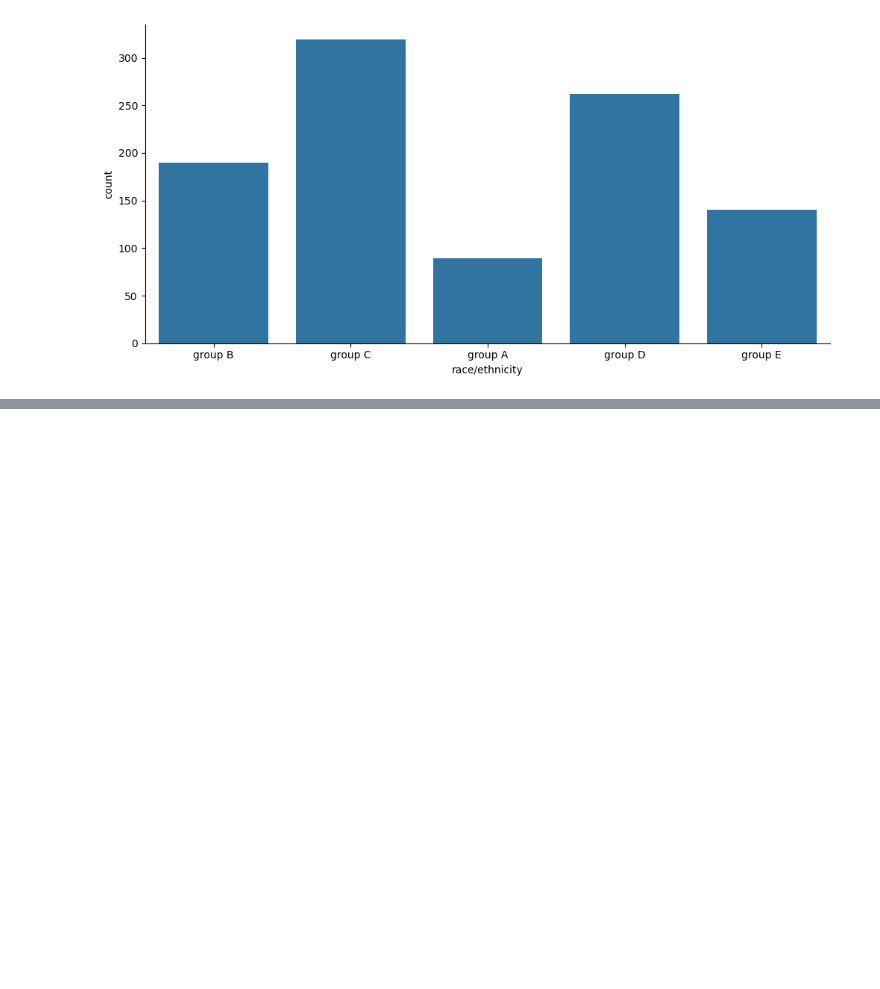
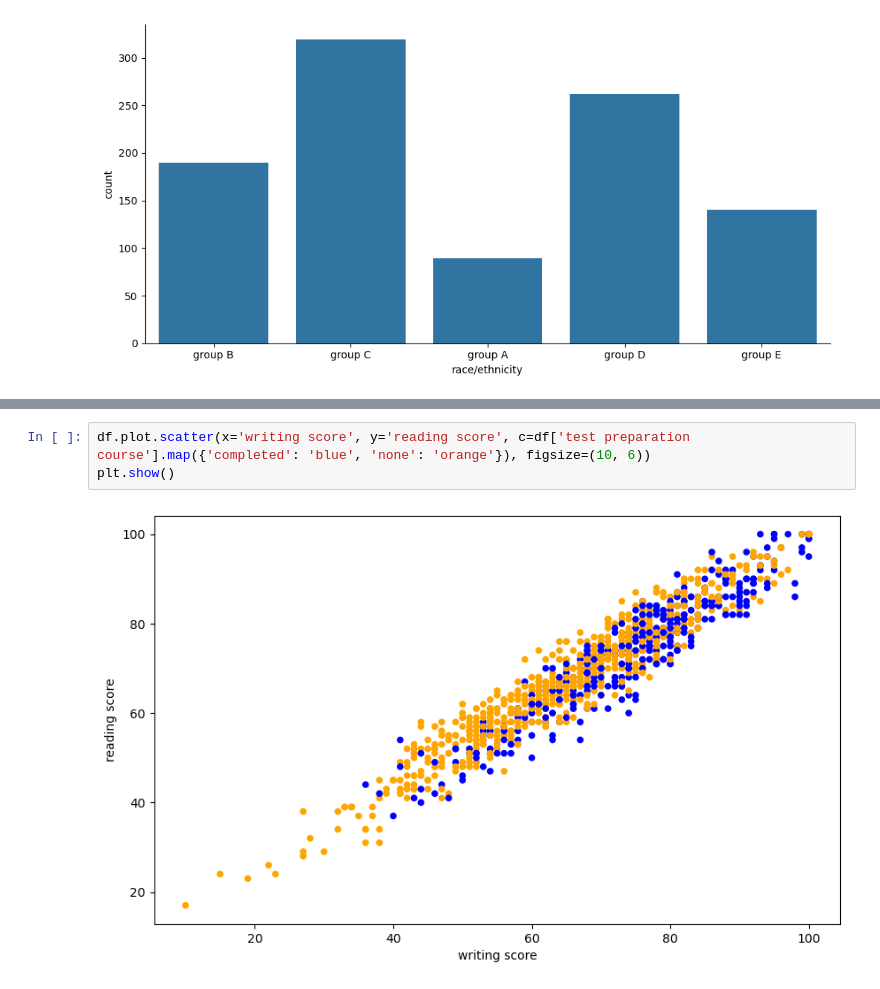
Before and after one commit to pScar89/cis_hw4, a Jupyter notebook: hw4.ipynb, the cells around one changed output, grey strips where cells are left out. Drawn from its saved outputs; the diff is of its cells as text; blank space fills up the shorter version.

```diff
--- a/hw4.ipynb
+++ b/hw4.ipynb
@@ -137,0 +154,5 @@ plt.show()
+# %%
+df.plot.scatter(x='writing score', y='reading score', c=df['test preparation course'].map({'completed': 'blue', 'none': 'orange'}), figsize=(10, 6))
+plt.show()
+# %% [output]
+[figure, added]
```
Also changed, not shown: parts of 3 cells of this notebook.
